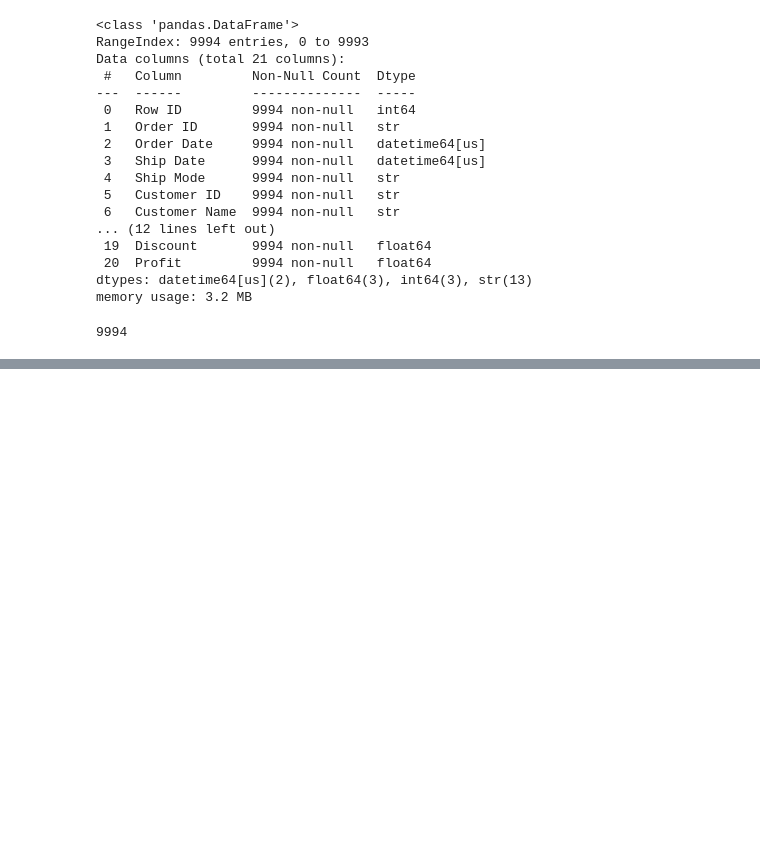
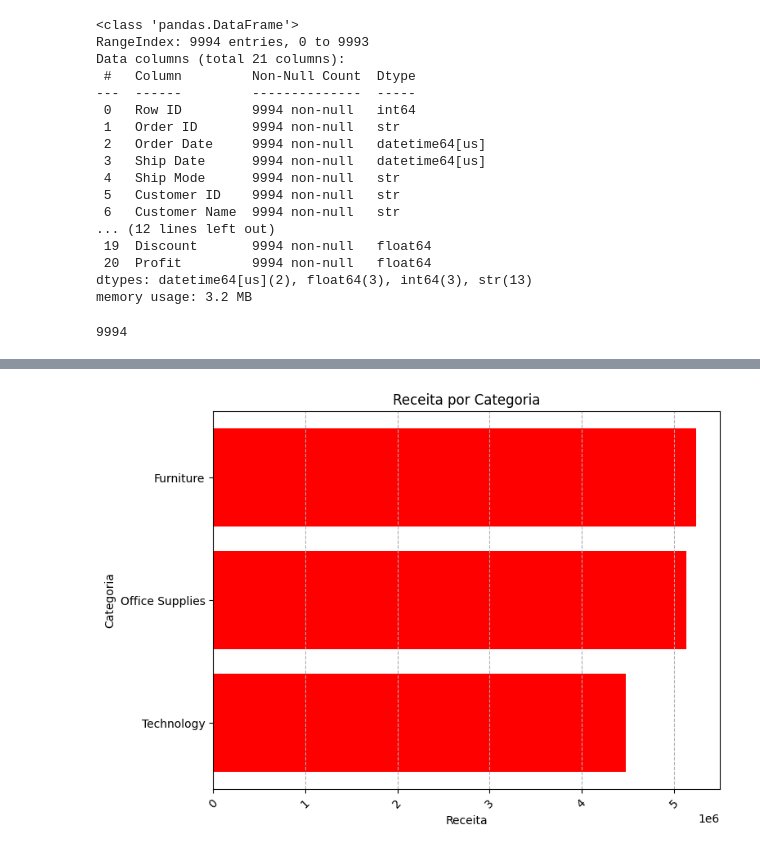
Before and after one commit to HyegoJarllys/DATA-PROJECT, a Jupyter notebook: sql-practice/Pipeline8.ipynb, the cells around one changed output, grey strips where cells are left out. Saved outputs shown, nothing was run; the diff lists cells and outputs as text; code cells hidden in the pictures; blank space fills up the shorter version.

```diff
--- a/sql-practice/Pipeline8.ipynb
+++ b/sql-practice/Pipeline8.ipynb
@@ -238,0 +275,10 @@ df_orders.to_sql('orders.db',conn_o, if_exists="replace", index=False)
+# %%
+query="""
+select p.Category, sum(o.Sales) as Total_Revenue
+from Orders o
+inner join product p on o."Product ID" = p."Product ID"
+group by p.Category
+"""
+
+categorias=pd.read_sql_query(query,conn)
+categorias
@@ -238,0 +403,12 @@ df_orders.to_sql('orders.db',conn_o, if_exists="replace", index=False)
+# %%
+plt.figure(figsize=(8,6))
+plt.barh(categorias["Category"], categorias["Total_Revenue"], color="Red")
+plt.gca().invert_yaxis()
+plt.title("Receita por Categoria")
+plt.xlabel("Receita")
+plt.ylabel("Categoria")
+plt.xticks(rotation=45)
+plt.grid(True, axis='x' , linestyle='--')
+plt.show()
+# %% [output]
+[figure, added]
```
Also changed, not shown: parts of 13 cells of this notebook, 2 other files.
